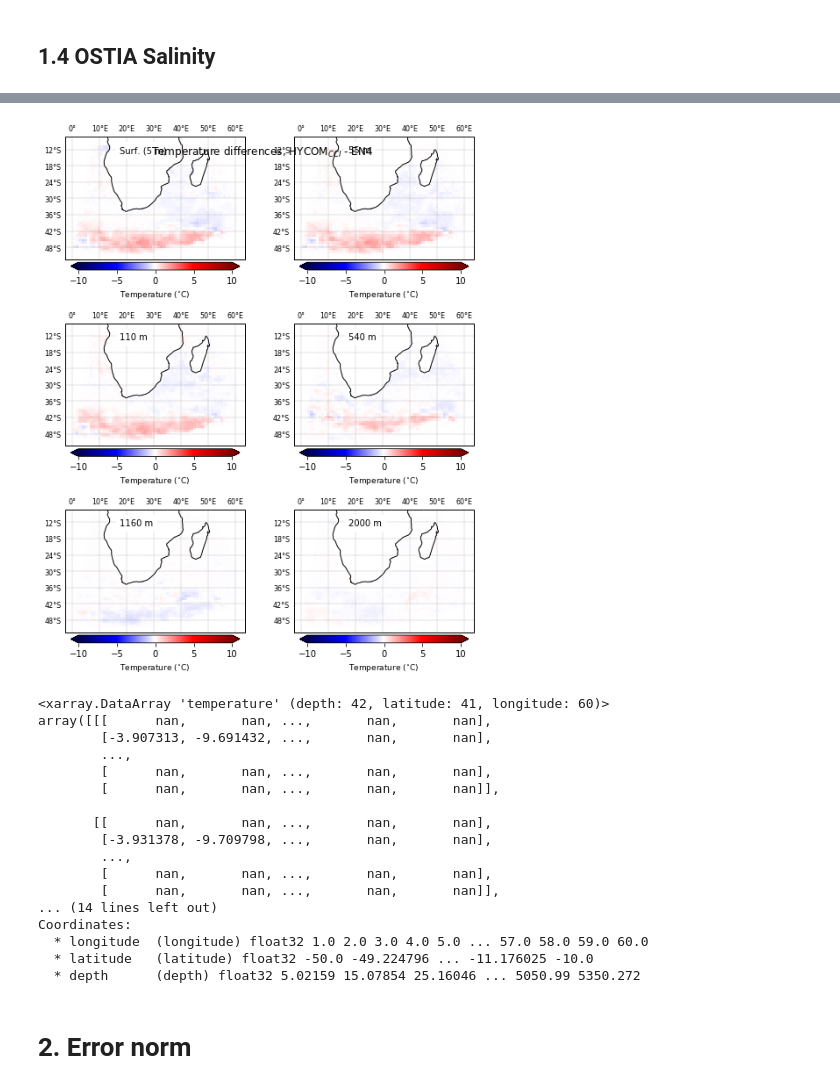
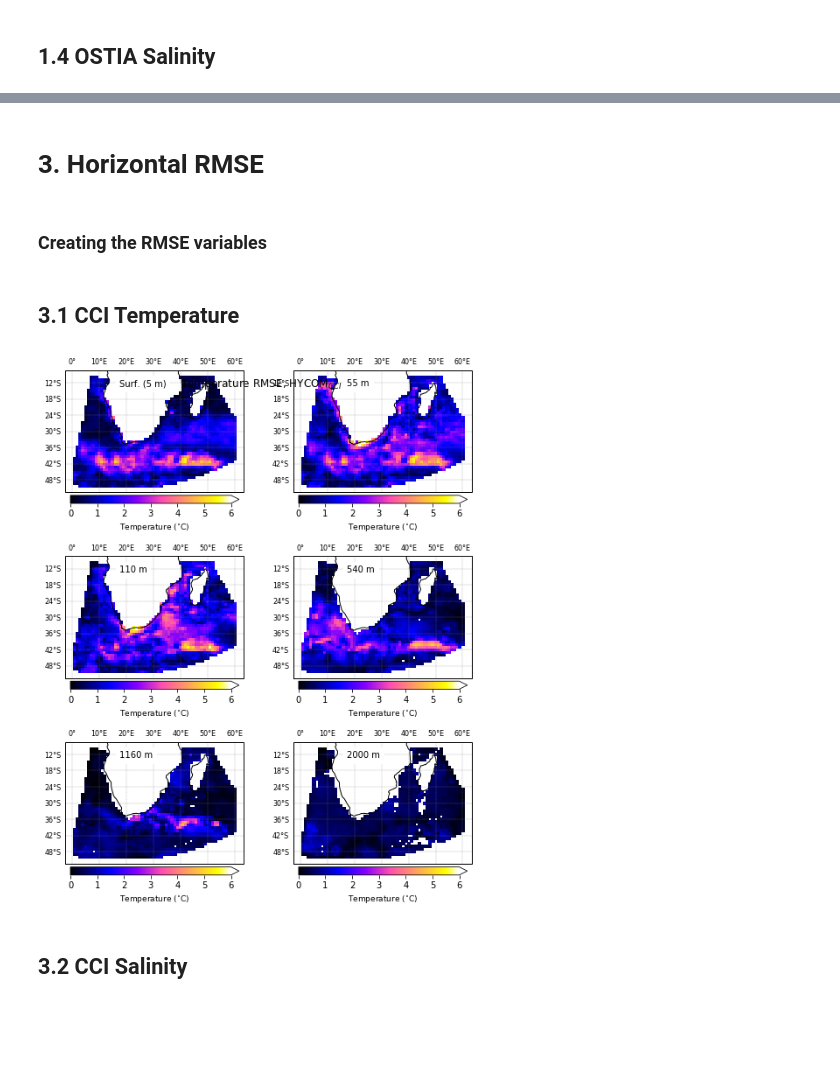
Before and after one commit to HarryLuyt/paper1_scripts, a Jupyter notebook: Scripts/Norm_vs_EN4_analysis_horizontal.ipynb, the cells around one changed output, grey strips where cells are left out. Drawn from its saved outputs; the diff is of its cells as text; code cells hidden in the pictures; blank space fills up the shorter version.

Commit message:
Finalise plotting norms and RMSE

```diff
--- a/Scripts/Norm_vs_EN4_analysis_horizontal.ipynb
+++ b/Scripts/Norm_vs_EN4_analysis_horizontal.ipynb
@@ -286,16 +247,17 @@ depth_labels = ['Surf. (5 m)', '55 m', '110 m', '540 m', '1160 m', '2000 m']
 depths = [0, 5, 10, 22, 26, 30]
 
 fig = plt.figure(figsize=(7.5,9))
-fig.suptitle('Temperature differences, HYCOM$_{CCI}$ - EN4', y=0.95)
+fig.suptitle('Temperature % prediction error, HYCOM$_{OSTIA}$', y=0.95)
 
 for s, i in enumerate(depth_labels):
 
     ax = plt.subplot(3,2,s+1,projection=proj)
-    diff = ostia_norm_sst[depths[s]]
 
-    img = diff.plot(ax=ax, transform=ccrs.PlateCarree(), cmap=plt.get_cmap('seismic'), add_colorbar=False, vmin=-100, vmax=100)
+    layer = ostia_sst_norm1[depths[s]]
+
+    img = layer.plot(ax=ax, transform=ccrs.PlateCarree(), cmap=plt.get_cmap('seismic'), add_colorbar=False, vmin=-100, vmax=100)
     cbar = plt.colorbar(img, shrink=0.8, extend='both', orientation='horizontal', pad=0.02)
-    cbar.set_label('Temperature ($^{\circ}$C)', fontsize=9)
+    cbar.set_label('%', fontsize=9)
     ax.coastlines()
 
     # gridline work
@@ -311,7 +273,7 @@ for s, i in enumerate(depth_labels):
     ax.text(0.30,0.87,'{0}'.format(i), bbox=dict(facecolor='white', edgecolor='white', alpha=1), fontsize=10, transform=ax.transAxes)
     ax.set_title('')
 
-# plt.savefig('../Figures/model_interior/Short_Temp_5_55_110_540_1160_2000_CCI.png', dpi=300, bbox_inches='tight', format='png')
+plt.savefig('../Figures/model_interior/Short_Temp_Norm1_OSTIA.png', dpi=300, bbox_inches='tight', format='png')
 plt.plot()
 fig.canvas.draw()
 fig.tight_layout()
@@ -322,59 +804,66 @@ fig.tight_layout()
+# %% [markdown]
+# 3. Horizontal RMSE
+# %% [markdown]
+### Creating the RMSE variables
+# %%
+# Creating RMSE for CCI analysis
+cci_temp_rmse = rmse(ds_hycomcci,'temperature')
+cci_sal_rmse = rmse(ds_hycomcci,'salinity')
+
+# Creating RMSE for OSTIA analysis
+ostia_temp_rmse = rmse(ds_hycomostia,'temperature')
+ostia_sal_rmse = rmse(ds_hycomostia,'salinity')
+
+# Creating RMSE for CCI TSSTL2 AVHRR
+TSSTL2_temp_rmse = rmse(ds_hycomTSSTL2,'temperature')
+TSSTL2_sal_rmse = rmse(ds_hycomTSSTL2,'salinity')
+
+# Creating RMSE for CCI TSSTL3 ATSR
+TSSTL3_temp_rmse = rmse(ds_hycomTSSTL3,'temperature')
+TSSTL3_sal_rmse = rmse(ds_hycomTSSTL3,'salinity')
+
+# Creating RMSE for HYCOM FREE
+free_temp_rmse = rmse(ds_hycomfree,'temperature')
+free_sal_rmse = rmse(ds_hycomfree,'salinity')
+# %% [markdown]
+## 3.1 CCI Temperature
 # %%
 proj = ccrs.PlateCarree()
 depth_labels = ['Surf. (5 m)', '55 m', '110 m', '540 m', '1160 m', '2000 m']
 depths = [0, 5, 10, 22, 26, 30]
 
 fig = plt.figure(figsize=(7.5,9))
-fig.suptitle('Temperature differences, HYCOM$_{CCI}$ - EN4', y=0.95)
+fig.suptitle('Temperature RMSE, HYCOM$_{CCI}$', y=0.95)
 
 for s, i in enumerate(depth_labels):
 
     ax = plt.subplot(3,2,s+1,projection=proj)
-    diff = ostia_norm_sal[depths[s]]
 
-    img = diff.plot(ax=ax, transform=ccrs.PlateCarree(), cmap=plt.get_cmap('seismic'), add_colorbar=False, vmin=-10, vmax=10)
-    cbar = plt.colorbar(img, shrink=0.8, extend='both', orientation='horizontal', pad=0.02)
+    layer = cci_temp_rmse[depths[s]]
+
+    img = layer.plot(ax=ax, transform=ccrs.PlateCarree(), cmap=plt.get_cmap('gnuplot2'), add_colorbar=False, vmin=0, vmax=6)
+    cbar = plt.colorbar(img, shrink=0.8, extend='max', orientation='horizontal', pad=0.02)
     cbar.set_label('Temperature ($^{\circ}$C)', fontsize=9)
     ax.coastlines()
 
     # gridline work
     gl = ax.gridlines(crs=ccrs.PlateCarree(), color='grey', linewidth=0.3, draw_labels=True, linestyle='dashed')
     gl.xlabels_top = True
     gl.xlabels_bottom = False
     gl.ylabels_right = False
     gl.xformatter = LONGITUDE_FORMATTER
     gl.yformatter = LATITUDE_FORMATTER
     gl.xlabel_style = {'size': 8}
     gl.ylabel_style = {'size': 8}
 
     ax.text(0.30,0.87,'{0}'.format(i), bbox=dict(facecolor='white', edgecolor='white', alpha=1), fontsize=10, transform=ax.transAxes)
     ax.set_title('')
 
-# plt.savefig('../Figures/model_interior/Short_Temp_5_55_110_540_1160_2000_CCI.png', dpi=300, bbox_inches='tight', format='png')
+plt.savefig('../Figures/model_interior/Short_Temp_RMSE_CCI.png', dpi=300, bbox_inches='tight', format='png')
 plt.plot()
 fig.canvas.draw()
 fig.tight_layout()
 # %% [output]
-[figure, old version]
+[figure, new version]
-# %%
-cci_norm_sst
-# %% [output]
-<xarray.DataArray 'temperature' (depth: 42, latitude: 41, longitude: 60)>
-array([[[      nan,       nan, ...,       nan,       nan],
-        [-3.907313, -9.691432, ...,       nan,       nan],
-        ...,
-        [      nan,       nan, ...,       nan,       nan],
-        [      nan,       nan, ...,       nan,       nan]],
-
-       [[      nan,       nan, ...,       nan,       nan],
-        [-3.931378, -9.709798, ...,       nan,       nan],
-        ...,
-        [      nan,       nan, ...,       nan,       nan],
-        [      nan,       nan, ...,       nan,       nan]],
-... (14 lines left out)
-Coordinates:
-  * longitude  (longitude) float32 1.0 2.0 3.0 4.0 5.0 ... 57.0 58.0 59.0 60.0
-  * latitude   (latitude) float32 -50.0 -49.224796 ... -11.176025 -10.0
-  * depth      (depth) float32 5.02159 15.07854 25.16046 ... 5050.99 5350.272
-# %% [markdown]
-# 2. Error norm
+# %% [markdown]
+## 3.2 CCI Salinity
```
Also changed, not shown: parts of 54 cells of this notebook.
